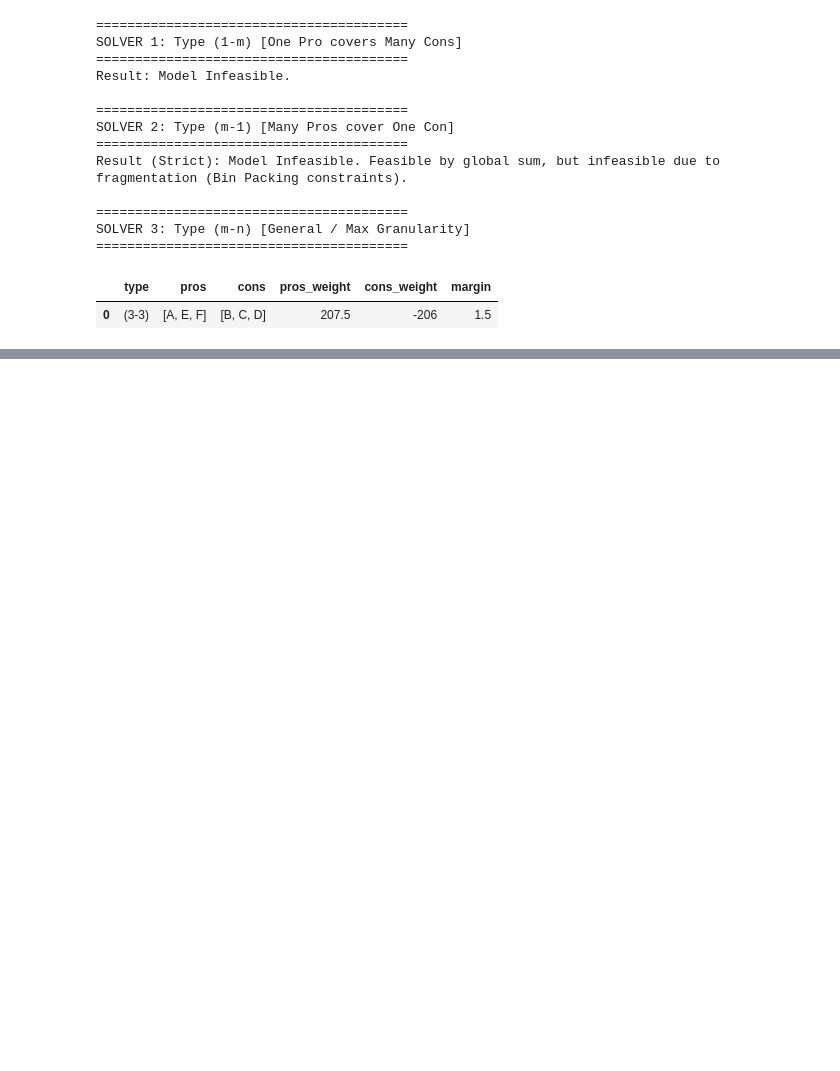
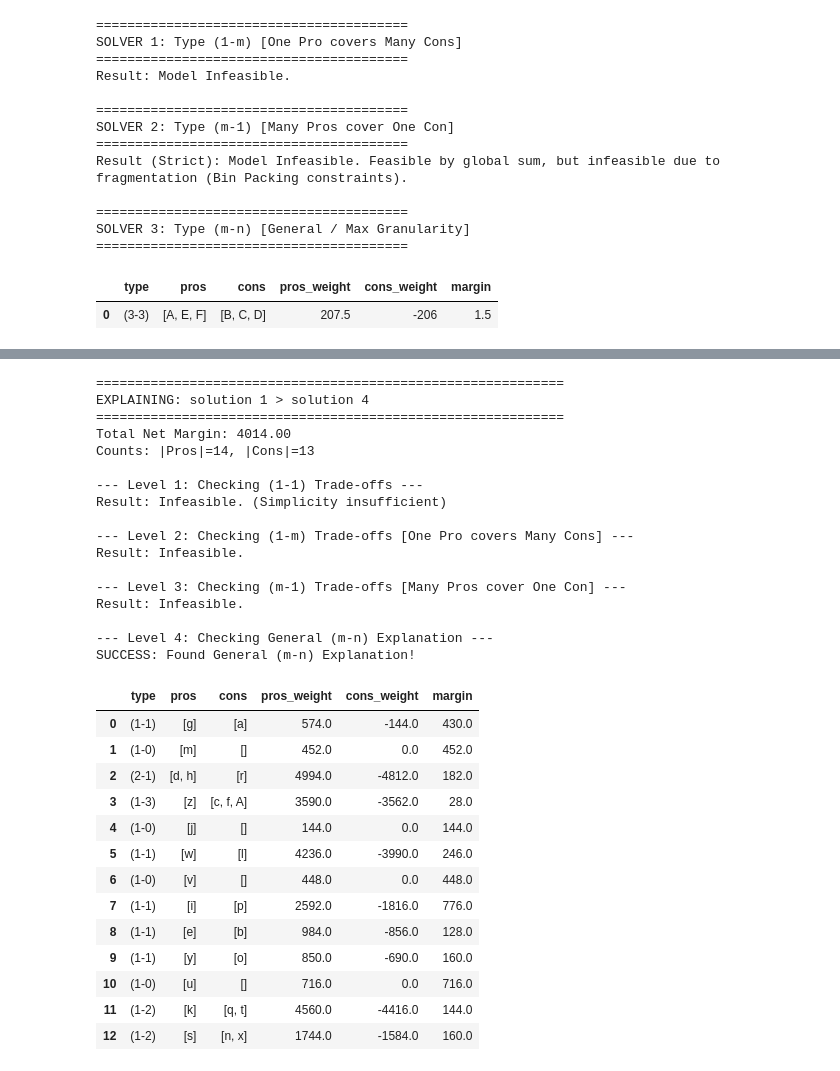
Before and after one commit to britofelipe/projet-sdp, a Jupyter notebook: main.ipynb, the cells around one changed output, grey strips where cells are left out. Drawn from its saved outputs; the diff is of its cells as text; code cells hidden in the pictures; blank space fills up the shorter version.

Commit message:
adding dataset 27 criteria analysis to main notebook

```diff
--- a/main.ipynb
+++ b/main.ipynb
@@ -1346,0 +1357,22 @@ SOLVER 3: Type (m-n) [General / Max Granularity]
+# %%
+import pandas as pd
+
+# Define Criteria and Weights
+criteria_27 = list("abcdefghijklmnopqrstuvwxyz") + ["A"]
+weights_list_27 = [2, 1, 5, 3, 4, 6, 1, 7, 4, 3, 8, 5, 1, 2, 1, 4, 5, 6, 2, 7, 1, 2, 6, 3, 5, 5, 1]
+weights_27 = dict(zip(criteria_27, weights_list_27))
+
+# Define Candidates (Solutions 1 to 4)
+data_27 = {
+    "solution 1": [532, 120, 330, 54, 12, 125, 320, 59.4, 125, 325, 77, 47.6, 784, 673, 423, 221, 164.6, 125, 577, 231, 677, 32, 197, 123, 224, 324.1, 53],
+    "solution 2": [94, -756, 174.4, -254.66666666666669, 225.5, 162.33333333333334, 670, 19.971428571428568, 127.5, 37.666666666666686, 139, 61.2, 260, 189, 43, 446, 267.4, 239.33333333333331, 155, 349, 363, 206, 294, 201, 214.8, 142.90000000000003, 465],
+    "solution 3": [174, 652, -1094, -176, -854, -573, 6, 50.6, 515, -395, 341, 174.4, -1770, -581, -827, 605, -156.6, -479, 107, -37, -483, 706, -301, 27, 490, -922.1, -717],
+    "solution 4": [604, 976, 680, -52, -234, 333, -254, -608.6, -523, 277, -493, 845.6, 332, 1351, 1113, 675, 294.6, 927, -295, 769, -39, -192, -509, 199, 54, -393.9, 617]
+}
+
+# Create DataFrame
+df_scores_27 = pd.DataFrame(data_27, index=criteria_27).T
+
+# Display data
+print("Shape:", df_scores_27.shape)
+display(df_scores_27.head())
@@ -1346,0 +1550,35 @@ SOLVER 3: Type (m-n) [General / Max Granularity]
+# %%
+# 3. Solution 1 vs Solution 4
+explain_comparison_cascade("solution 1", "solution 4", df_scores_27, weights_27, criteria_27)
+# %% [output]
+============================================================
+EXPLAINING: solution 1 > solution 4
+============================================================
+Total Net Margin: 4014.00
+Counts: |Pros|=14, |Cons|=13
+
+--- Level 1: Checking (1-1) Trade-offs ---
+Result: Infeasible. (Simplicity insufficient)
+
+--- Level 2: Checking (1-m) Trade-offs [One Pro covers Many Cons] ---
+Result: Infeasible.
+
+--- Level 3: Checking (m-1) Trade-offs [Many Pros cover One Con] ---
+Result: Infeasible.
+
+--- Level 4: Checking General (m-n) Explanation ---
+SUCCESS: Found General (m-n) Explanation!
+|  | type | pros | cons | pros_weight | cons_weight | margin |
+| 0 | (1-1) | [g] | [a] | 574.0 | -144.0 | 430.0 |
+| 1 | (1-0) | [m] | [] | 452.0 | 0.0 | 452.0 |
+| 2 | (2-1) | [d, h] | [r] | 4994.0 | -4812.0 | 182.0 |
+| 3 | (1-3) | [z] | [c, f, A] | 3590.0 | -3562.0 | 28.0 |
+| 4 | (1-0) | [j] | [] | 144.0 | 0.0 | 144.0 |
+| 5 | (1-1) | [w] | [l] | 4236.0 | -3990.0 | 246.0 |
+| 6 | (1-0) | [v] | [] | 448.0 | 0.0 | 448.0 |
+| 7 | (1-1) | [i] | [p] | 2592.0 | -1816.0 | 776.0 |
+| 8 | (1-1) | [e] | [b] | 984.0 | -856.0 | 128.0 |
+| 9 | (1-1) | [y] | [o] | 850.0 | -690.0 | 160.0 |
+| 10 | (1-0) | [u] | [] | 716.0 | 0.0 | 716.0 |
+| 11 | (1-2) | [k] | [q, t] | 4560.0 | -4416.0 | 144.0 |
+| 12 | (1-2) | [s] | [n, x] | 1744.0 | -1584.0 | 160.0 |
```
Also changed, not shown: parts of 13 cells of this notebook.
